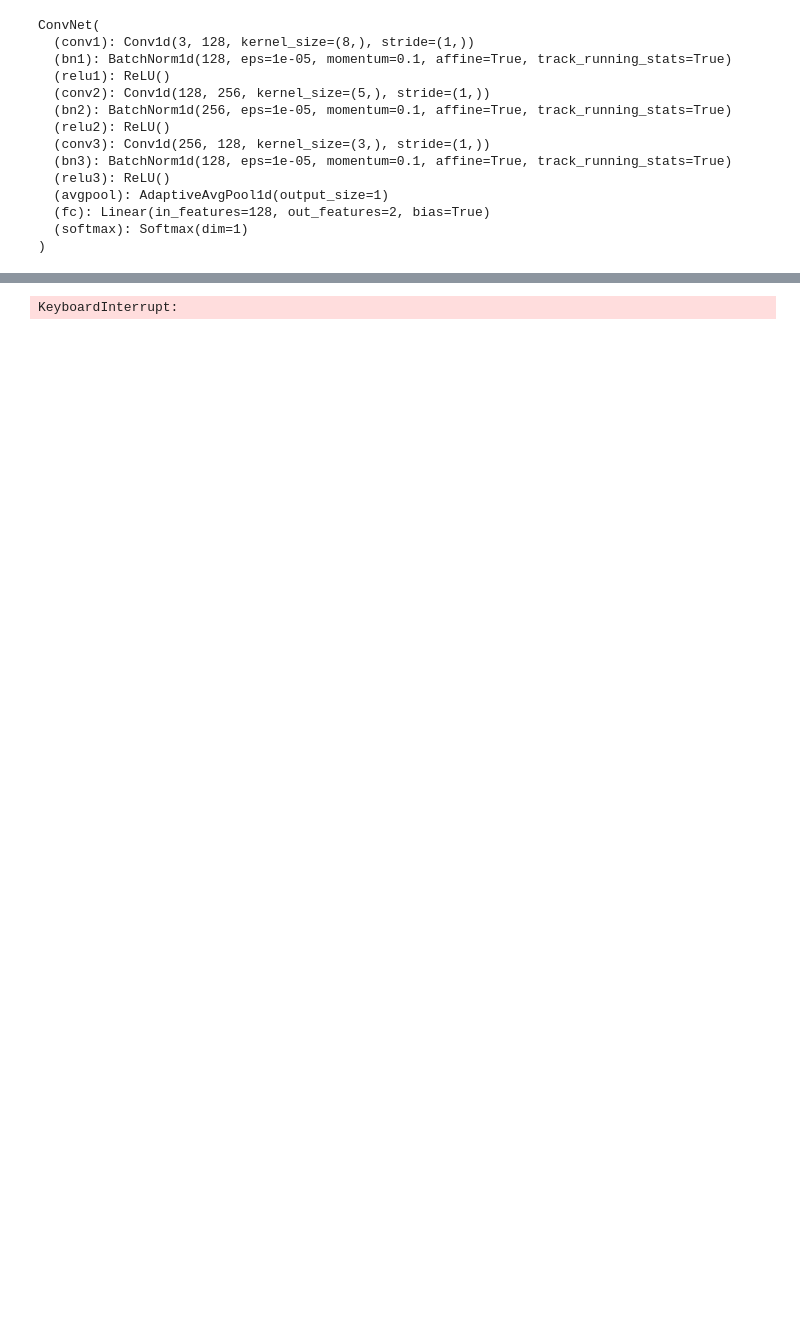
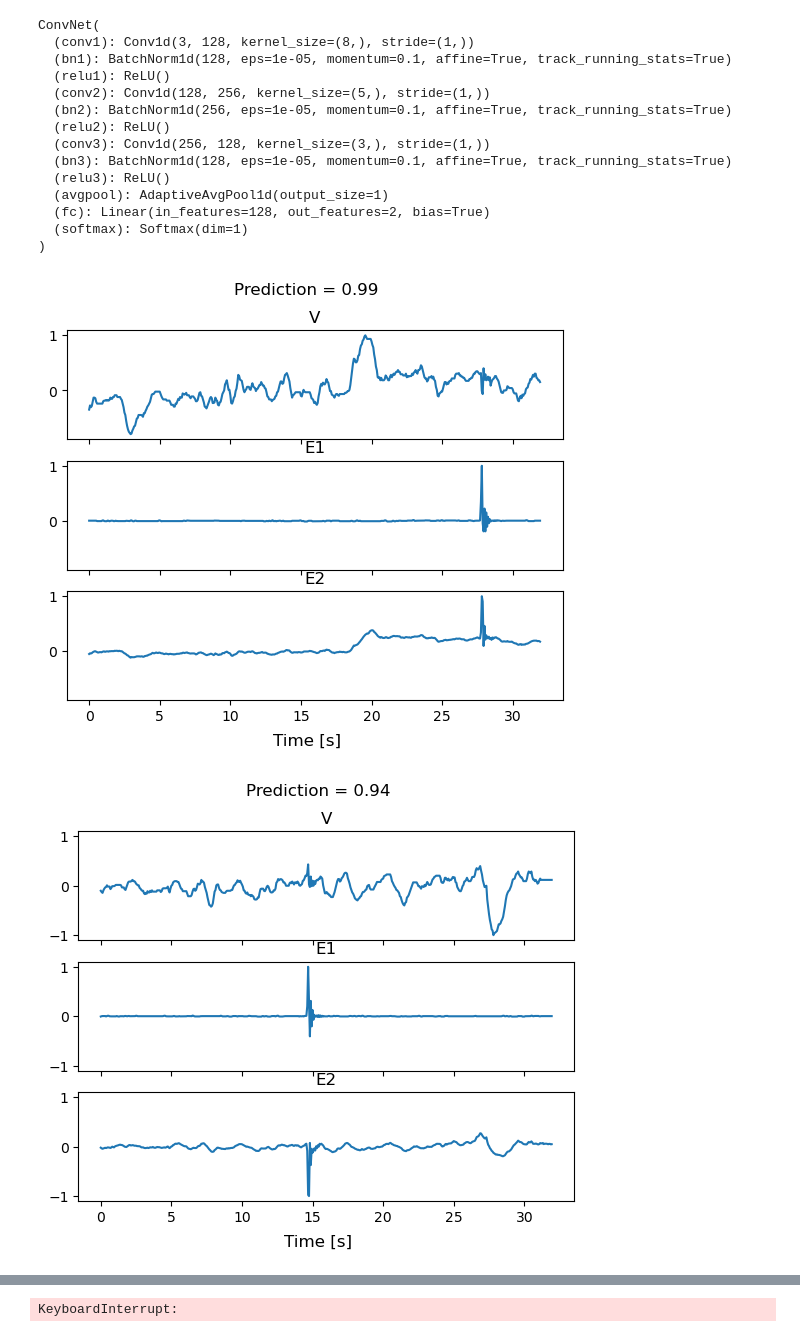
Before and after one commit to Ludwig-T/Bachelor-J.Loengren-L.Tiston, a Jupyter notebook: Low_freq_files/Neural Network/classifyer.ipynb, the cells around one changed output, grey strips where cells are left out. Drawn from its saved outputs; the diff is of its cells as text; code cells hidden in the pictures; blank space fills up the shorter version.

```diff
--- a/Low_freq_files/Neural Network/classifyer.ipynb
+++ b/Low_freq_files/Neural Network/classifyer.ipynb
@@ -36,11 +36,13 @@ def pre_process(E, V, EPOCH, start_ind, window_size=512):
     data_nobias = data_shaped - median
 
     #Normalize data for each channel (3)
-    max_vals = np.max(data_nobias, axis=2, keepdims=True)
+    max_vals = np.max(np.abs(data_nobias), axis=2, keepdims=True)
+    max_vals = np.where(max_vals == 0, 1, max_vals)
     data_normalized = data_nobias / max_vals
 
     #Convert into torch tensor
     data_processed = torch.from_numpy(data_normalized).float()
+
     return time_processed, data_processed
 # %%
 #Define the architecture for the neural net
@@ -66,7 +68,7 @@ class ConvNet(nn.Module):
         self.softmax = nn.Softmax(dim=1)
 
     def forward(self, x):
-        x = torch.tensor(x, dtype=self.conv1.weight.dtype).to(device)
+        #x = torch.tensor(x, dtype=self.conv1.weight.dtype).to(device)
         x = self.conv1(x)
         x = self.bn1(x)
         x = self.relu1(x)
@@ -111,7 +114,8 @@ ConvNet(
 )
 # %%
 window_size = 512
-start_date_str = '20230301'
+overlap = 0.2
+start_date_str = '20230301' #20220302
 end_date_str = '20230302'
 
 start_date = datetime.strptime(start_date_str, '%Y%m%d')
@@ -119,7 +123,7 @@ end_date = datetime.strptime(end_date_str, '%Y%m%d')
 
 plot = 'window'
 %matplotlib qt
-
+%matplotlib inline
 data_dic = {}
 for root, dirs, files in os.walk(PATH_TO_L1):    #iterate over L1 data
     for file in files:
@@ -131,41 +135,49 @@ for root, dirs, files in os.walk(PATH_TO_L1):    #iterate over L1 data
                     #Load file
                     E, V, EPOCH  = get_data(CURRENT_PATH)
                     #Slice day into windows
-                    start_indices = sliding_data(E)
+                    start_indices = sliding_data(E, overlap, window_size)
                     ind_dust = []
                     predictions = []
+                    good_pred = []
+                    recent_pos = False
                     for ind in start_indices:
                         #Preprocess data for prediction
                         time, data = pre_process(E, V, EPOCH, ind)
                         predictions.append(model(data).cpu().detach().numpy()[0][1])
-                        if predictions[-1] > 0.9:
+                        if predictions[-1] > 0.5 and not recent_pos:
+                            recent_pos = True
                             ind_dust.append(ind)
+                            good_pred.append(predictions[-1])
 
                         if plot == 'window' and predictions[-1] > 0.5:
-                            fig, axs = plt.subplots(3, 1, sharex=True)
+                            fig, axs = plt.subplots(3, 1, sharex=True, sharey=True)
                             titles = ['V', 'E1', 'E2']
                             for i in range(3):
                                 axs[i].plot(time, data[0, i, :])
                                 axs[i].set_title(titles[i])
                             fig.suptitle(f'Prediction = {predictions[-1]:.2f}')
                             fig.supxlabel('Time [s]')
                             plt.show()
+
                     print(date)
                     data_dic[date_str] = EPOCH[ind_dust]
+
                     if plot == 'day':
                         fig, axs = plt.subplots(3, 1, sharex=True)
                         titles = ['V', 'E1', 'E2']
                         Ys = [V, E[:,0], E[:,1]]
                         for i in range(3):
                             axs[i].plot(EPOCH, Ys[i])
                             axs[i].set_title(titles[i])
                             for ind in ind_dust:
                                 axs[i].axvspan(EPOCH[ind], EPOCH[ind+window_size], alpha=0.5, color='green')
-                        fig.supxlabel('Time [ns]')
+                        fig.supxlabel('Time [s]')
                         fig.suptitle(date)
                         plt.show()
 
 new_df = pd.DataFrame.from_dict(data_dic, orient='index')
 new_df = new_df.transpose()
 new_df.to_pickle('data.pkl')
 # %% [output]
+[figure, added]
+[figure, added]
```
Also changed, not shown: parts of 2 cells of this notebook, 3 other files.
